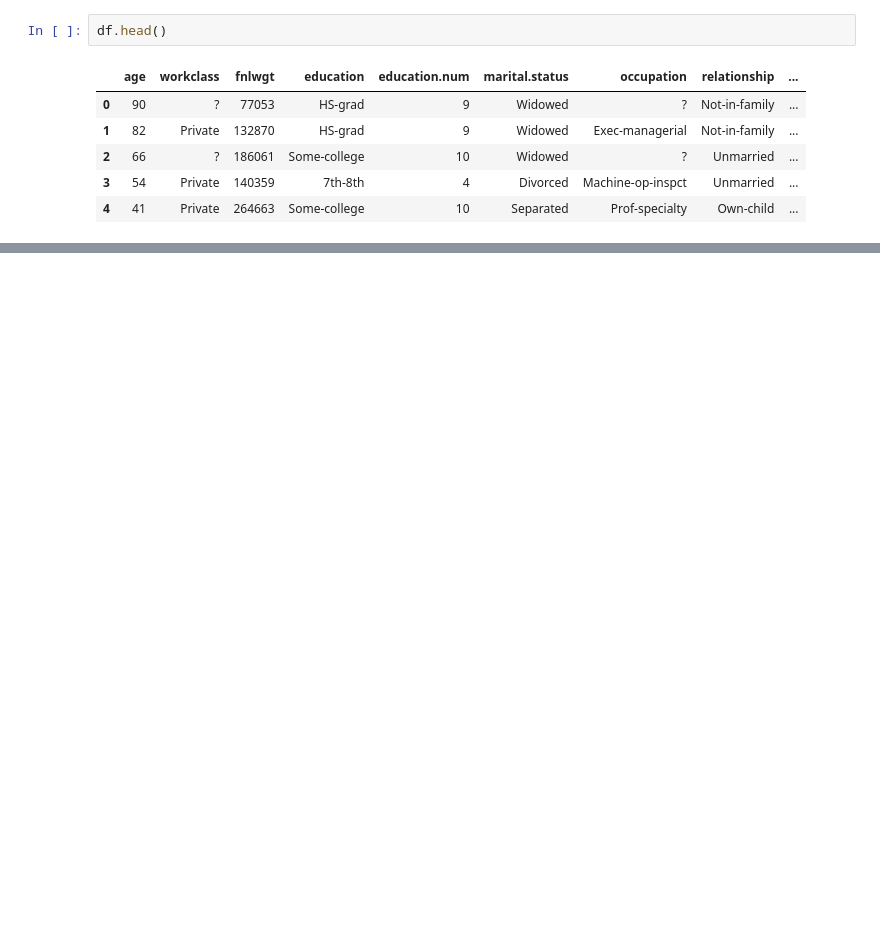
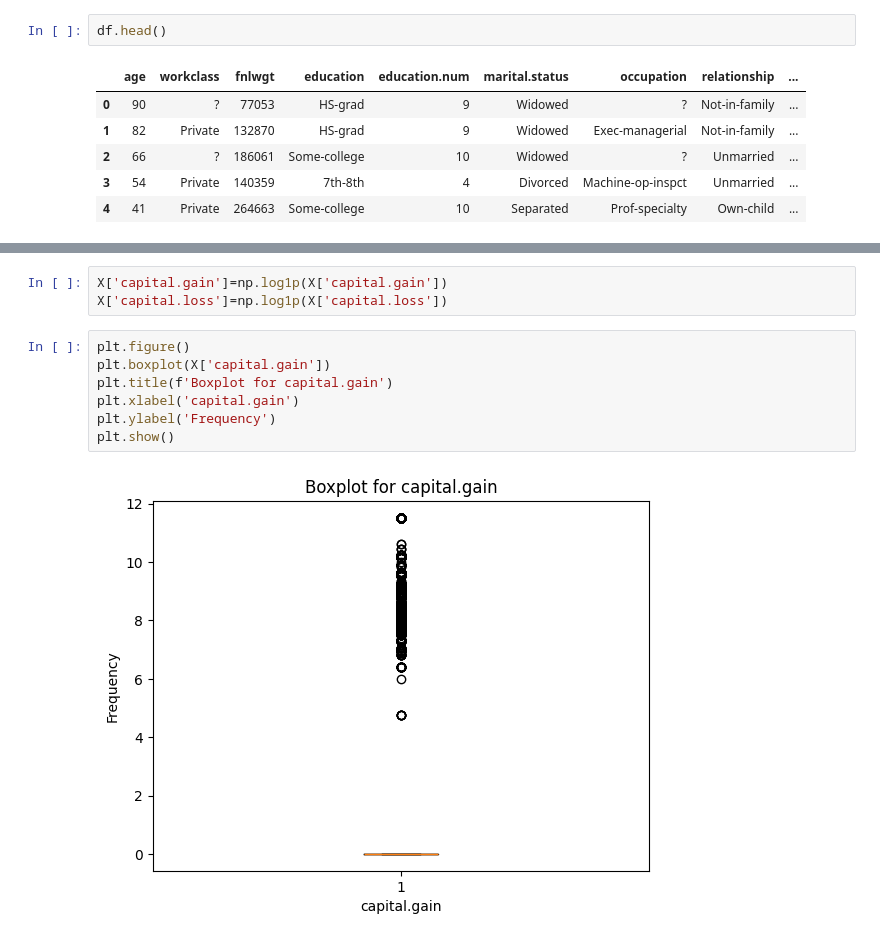
Before and after one commit to ris2002/Adult-Census-Income-MLE-NN, a Jupyter notebook: Adult_Census_Income.ipynb, the cells around one changed output, grey strips where cells are left out. Saved outputs shown, nothing was run; the diff lists cells and outputs as text; blank space fills up the shorter version.

```diff
--- a/Adult_Census_Income.ipynb
+++ b/Adult_Census_Income.ipynb
@@ -353,0 +177,12 @@ df=Col_Transformer.fit_transform(df)
+# %%
+X['capital.gain']=np.log1p(X['capital.gain'])
+X['capital.loss']=np.log1p(X['capital.loss'])
+# %%
+plt.figure()
+plt.boxplot(X['capital.gain'])
+plt.title(f'Boxplot for capital.gain')
+plt.xlabel('capital.gain')
+plt.ylabel('Frequency')
+plt.show()
+# %% [output]
+[figure, added]
```
Also changed, not shown: parts of 71 cells of this notebook.
